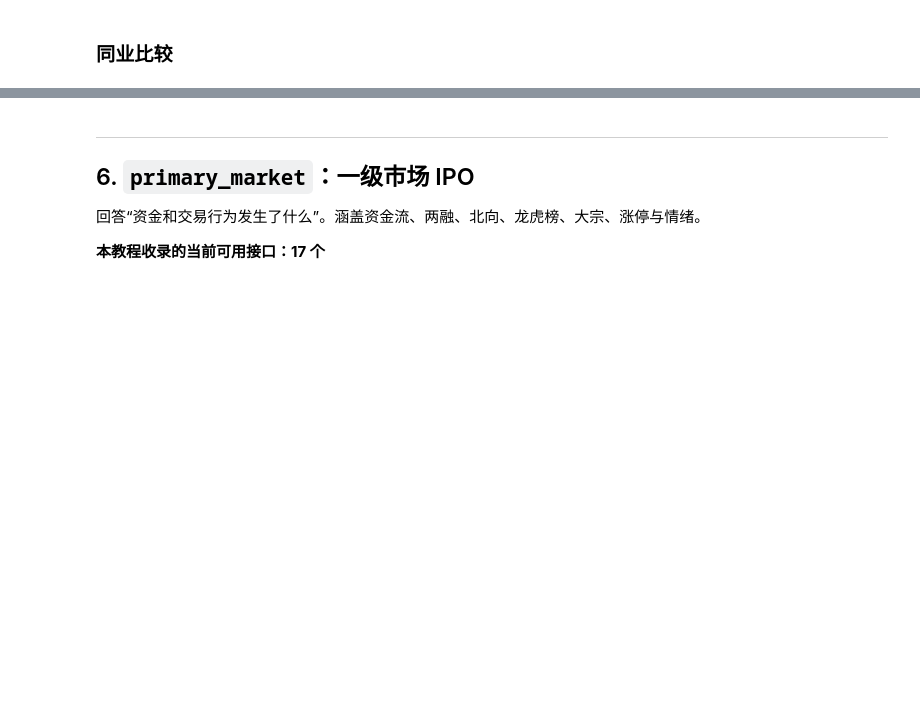
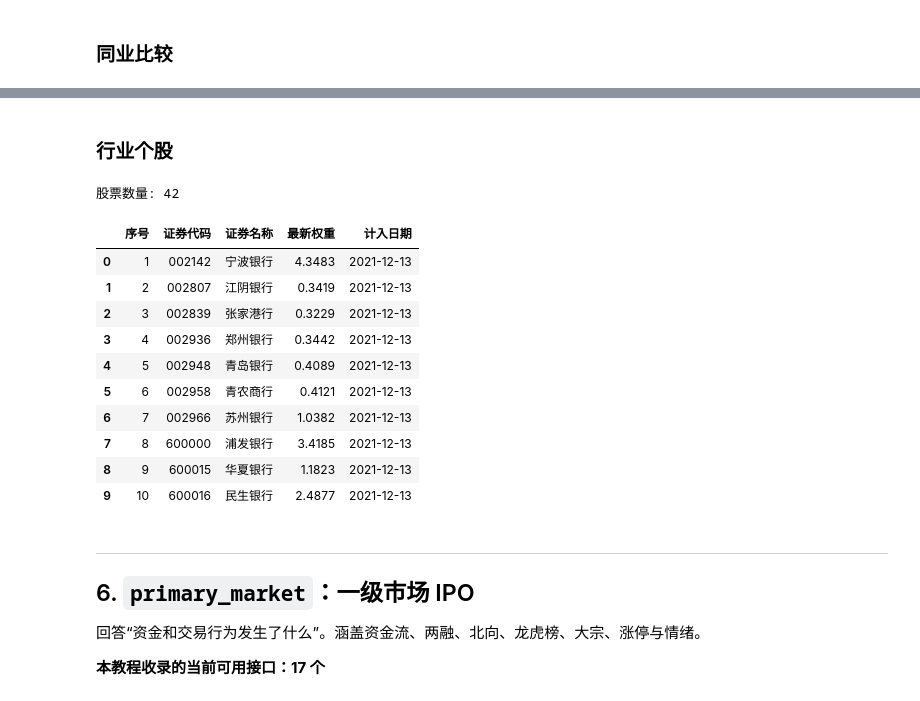
Before and after one commit to bamboosjtu/trading-topic, a Jupyter notebook: labs/00_金融数据获取/akshare_tutorial.ipynb, the cells around one changed output, grey strips where cells are left out. Cells and saved outputs as stored; diff of their text form; code cells hidden in the pictures; blank space fills up the shorter version.

```diff
--- a/labs/00_金融数据获取/akshare_tutorial.ipynb
+++ b/labs/00_金融数据获取/akshare_tutorial.ipynb
@@ -1896,3 +1889,24 @@ A股同行估值对比-东方财富： (8, 20)
+# %% [markdown]
+### 行业个股
+# %%
+# 申万一级行业“银行”的指数代码
+df = ak.index_component_sw(symbol="801780")
+
+print("股票数量:", len(df))
+df.head(10)
+# %% [output]
+股票数量: 42
+|  | 序号 | 证券代码 | 证券名称 | 最新权重 | 计入日期 |
+| 0 | 1 | 002142 | 宁波银行 | 4.3483 | 2021-12-13 |
+| 1 | 2 | 002807 | 江阴银行 | 0.3419 | 2021-12-13 |
+| 2 | 3 | 002839 | 张家港行 | 0.3229 | 2021-12-13 |
+| 3 | 4 | 002936 | 郑州银行 | 0.3442 | 2021-12-13 |
+| 4 | 5 | 002948 | 青岛银行 | 0.4089 | 2021-12-13 |
+| 5 | 6 | 002958 | 青农商行 | 0.4121 | 2021-12-13 |
+| 6 | 7 | 002966 | 苏州银行 | 1.0382 | 2021-12-13 |
+| 7 | 8 | 600000 | 浦发银行 | 3.4185 | 2021-12-13 |
+| 8 | 9 | 600015 | 华夏银行 | 1.1823 | 2021-12-13 |
+| 9 | 10 | 600016 | 民生银行 | 2.4877 | 2021-12-13 |
 # %% [markdown]
 ---
 ## 6. `primary_market`：一级市场 IPO
```
Also changed, not shown: parts of 55 cells of this notebook, 2 other files.
